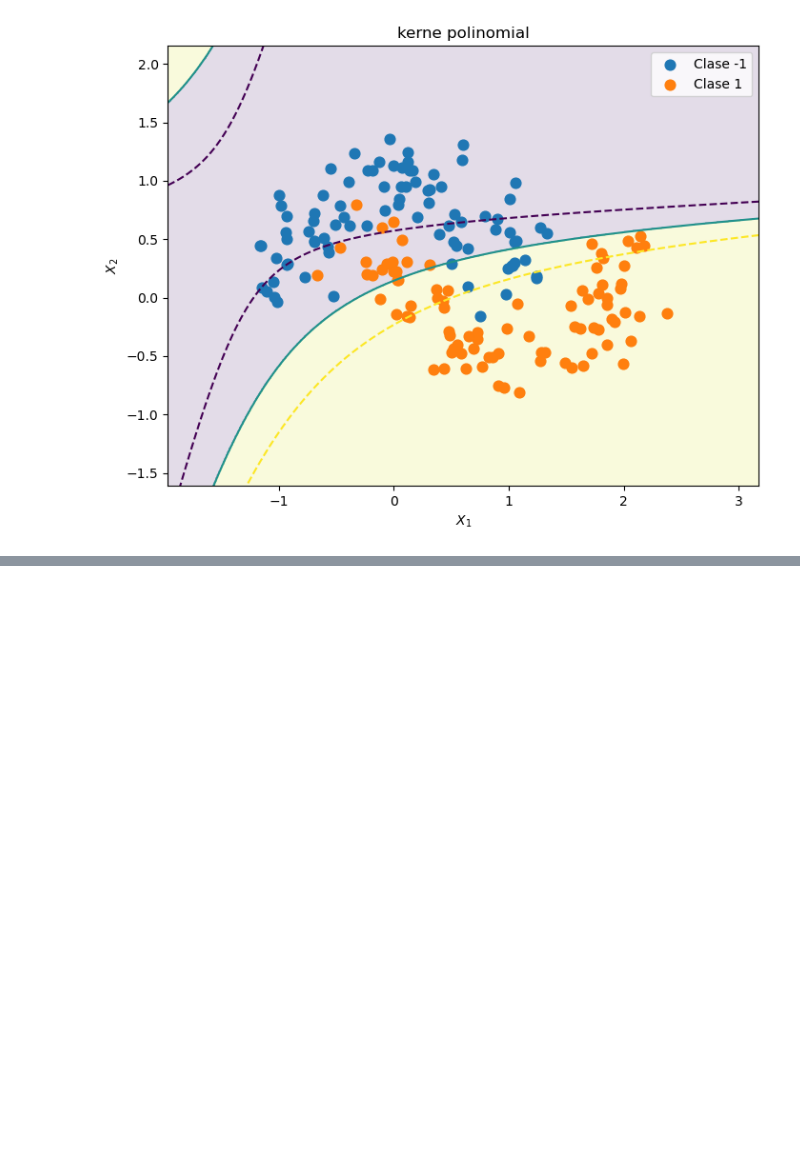
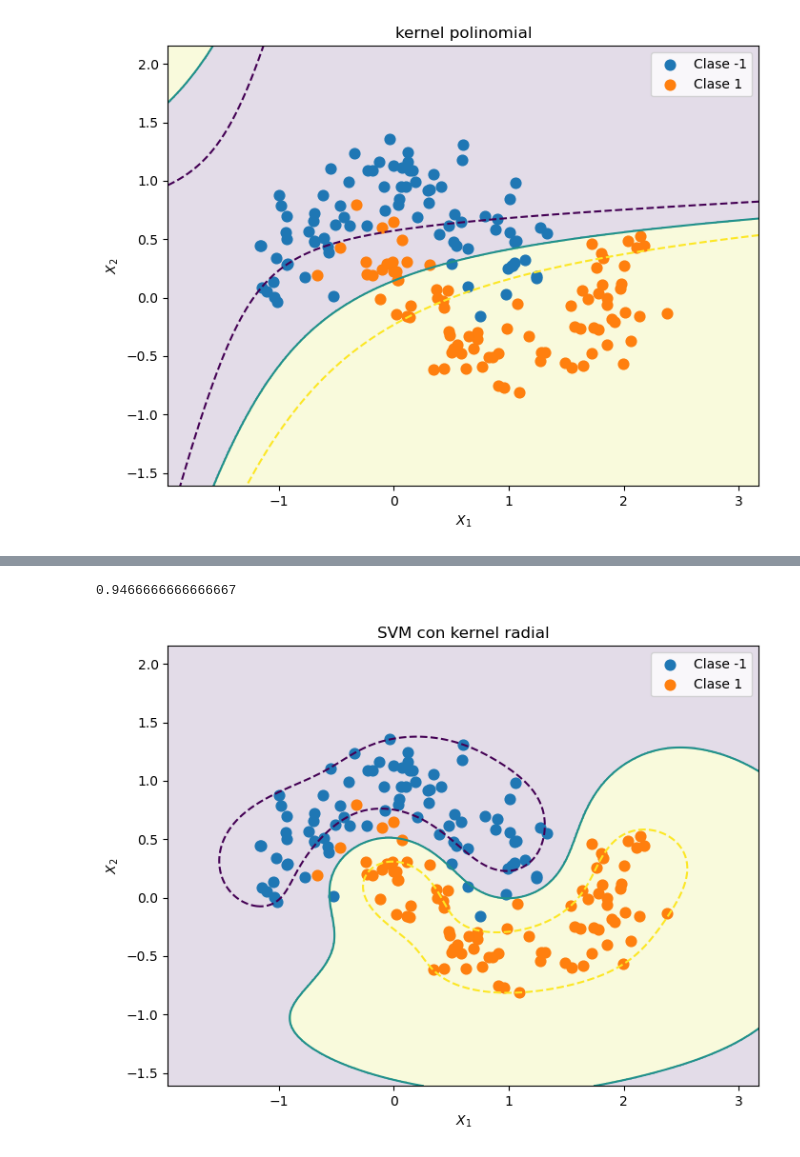
Before and after one commit to gdiek/Temas-selectos-de-aprendizaje-de-maquina-2-Diego-Trejo, a Jupyter notebook: Practica 13 Maquinas de soporte vectoria.ipynb, the cells around one changed output, grey strips where cells are left out. Drawn from its saved outputs; the diff is of its cells as text; code cells hidden in the pictures; blank space fills up the shorter version.

```diff
--- a/Practica 13 Maquinas de soporte vectoria.ipynb
+++ b/Practica 13 Maquinas de soporte vectoria.ipynb
@@ -200,0 +256,20 @@ graficar_modelo(modelo_poly2, X_train,y_train, titulo = "kerne polinomial")
+# %%
+modelo_rbf = Pipeline(
+    [
+        ("scaler",StandardScaler()),
+        ("svc",
+        SVC(kernel = "rbf",C=1,gamma =1)
+        )
+
+    ]
+)
+
+modelo_rbf.fit(X_train,y_train)
+accuracy_score(y_train, modelo_rbf.predict(X_train))
+accuracy_score(y_test, modelo_rbf.predict(X_test))
+# %% [output]
+0.9466666666666667
+# %%
+graficar_modelo(modelo_rbf,X_train,y_train, titulo = "SVM con kernel radial")
+# %% [output]
+[figure, added]
```
Also changed, not shown: parts of 23 cells of this notebook, 8 other files.
